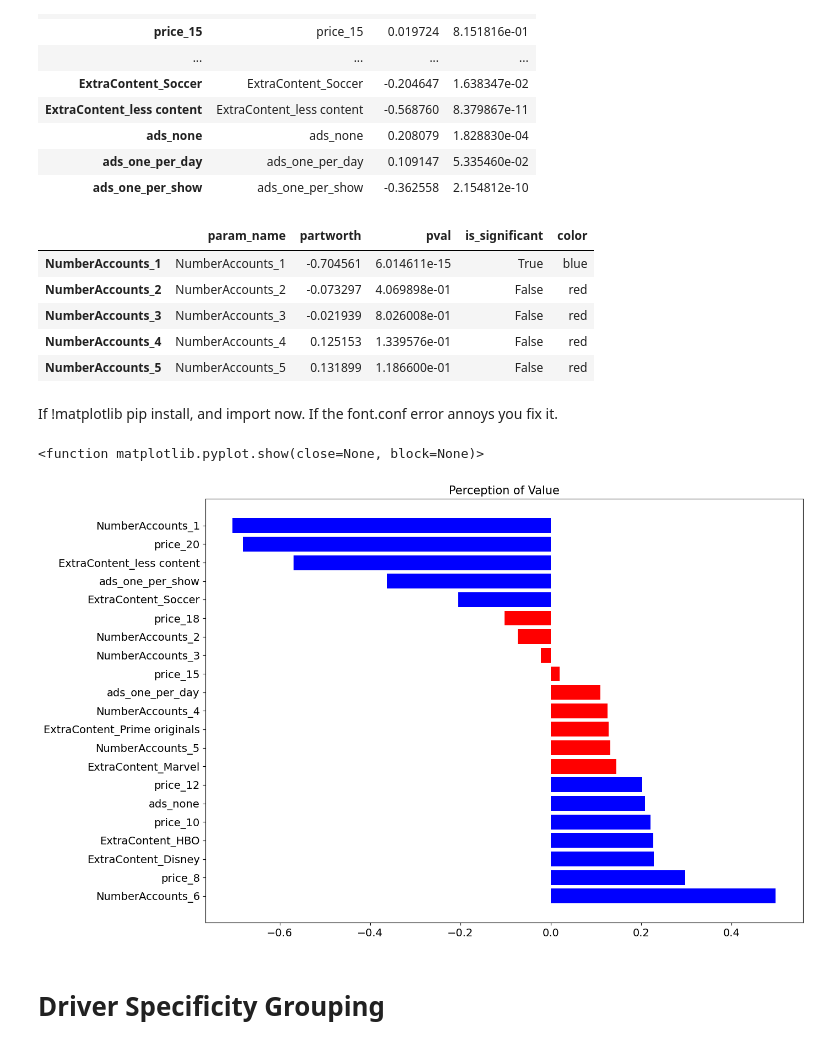
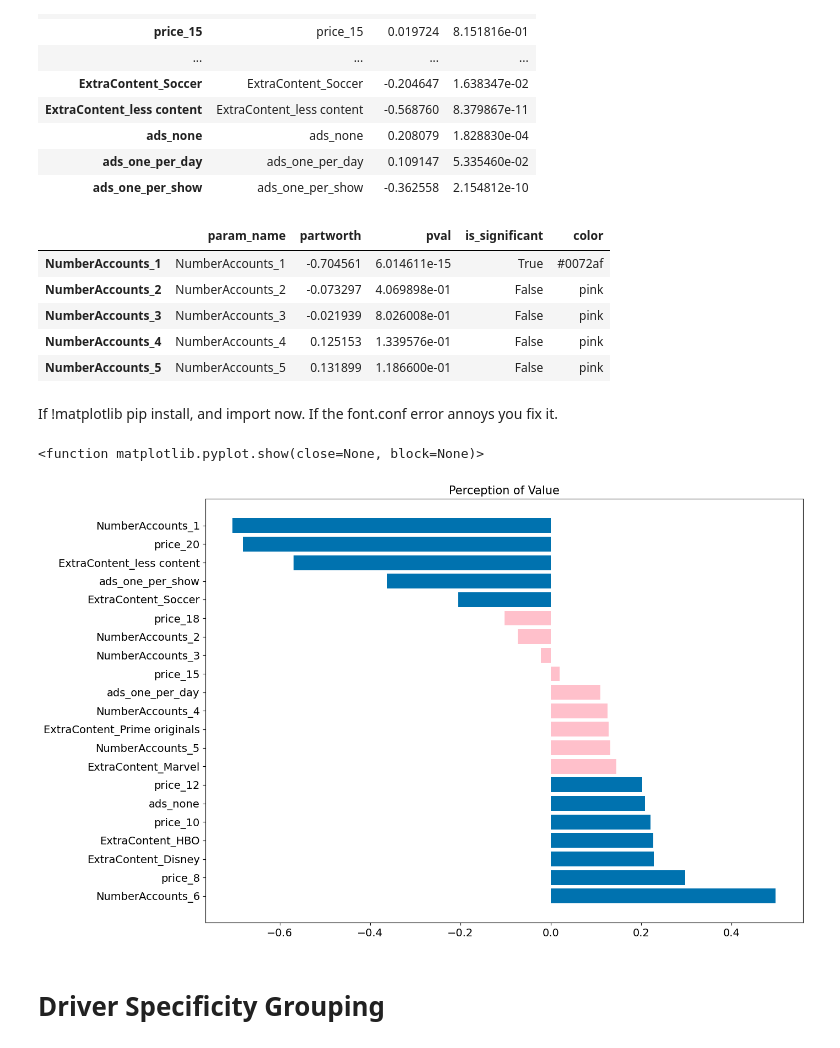
Before and after one commit to kjon-life/conjoint_analyses, a Jupyter notebook: notebooks/Conjoint_Analysis.ipynb, the cells around one changed output. Drawn from its saved outputs; the diff is of its cells as text; code cells hidden in the pictures.

Commit message:
feat: Progress on the perceived value plots

```diff
--- a/notebooks/Conjoint_Analysis.ipynb
+++ b/notebooks/Conjoint_Analysis.ipynb
@@ -170,15 +171,15 @@ df_result
 # %%
 # Identify significant variables
 df_result['is_significant'] = (df_result['pval'] < 0.05)
-df_result['color'] = ['blue' if x else 'red' for x in df_result['is_significant']]
+df_result['color'] = ['#0072af' if x else 'pink' for x in df_result['is_significant']]
 df_result.head()
 # %% [output]
 |  | param_name | partworth | pval | is_significant | color |
-| NumberAccounts_1 | NumberAccounts_1 | -0.704561 | 6.014611e-15 | True | blue |
-| NumberAccounts_2 | NumberAccounts_2 | -0.073297 | 4.069898e-01 | False | red |
-| NumberAccounts_3 | NumberAccounts_3 | -0.021939 | 8.026008e-01 | False | red |
-| NumberAccounts_4 | NumberAccounts_4 | 0.125153 | 1.339576e-01 | False | red |
-| NumberAccounts_5 | NumberAccounts_5 | 0.131899 | 1.186600e-01 | False | red |
+| NumberAccounts_1 | NumberAccounts_1 | -0.704561 | 6.014611e-15 | True | #0072af |
+| NumberAccounts_2 | NumberAccounts_2 | -0.073297 | 4.069898e-01 | False | pink |
+| NumberAccounts_3 | NumberAccounts_3 | -0.021939 | 8.026008e-01 | False | pink |
+| NumberAccounts_4 | NumberAccounts_4 | 0.125153 | 1.339576e-01 | False | pink |
+| NumberAccounts_5 | NumberAccounts_5 | 0.131899 | 1.186600e-01 | False | pink |
 # %% [markdown]
 If !matplotlib pip install, and import now. If the font.conf error annoys you fix it.
 # %%
@@ -203,7 +204,7 @@ plt.xticks(fontsize = 14)
 plt.show
 # %% [output]
 <function matplotlib.pyplot.show(close=None, block=None)>
-[figure, old version]
+[figure, new version]
 # %% [markdown]
 # Driver Specificity Grouping
 # %%
```
Also changed, not shown: parts of 19 cells of this notebook.
